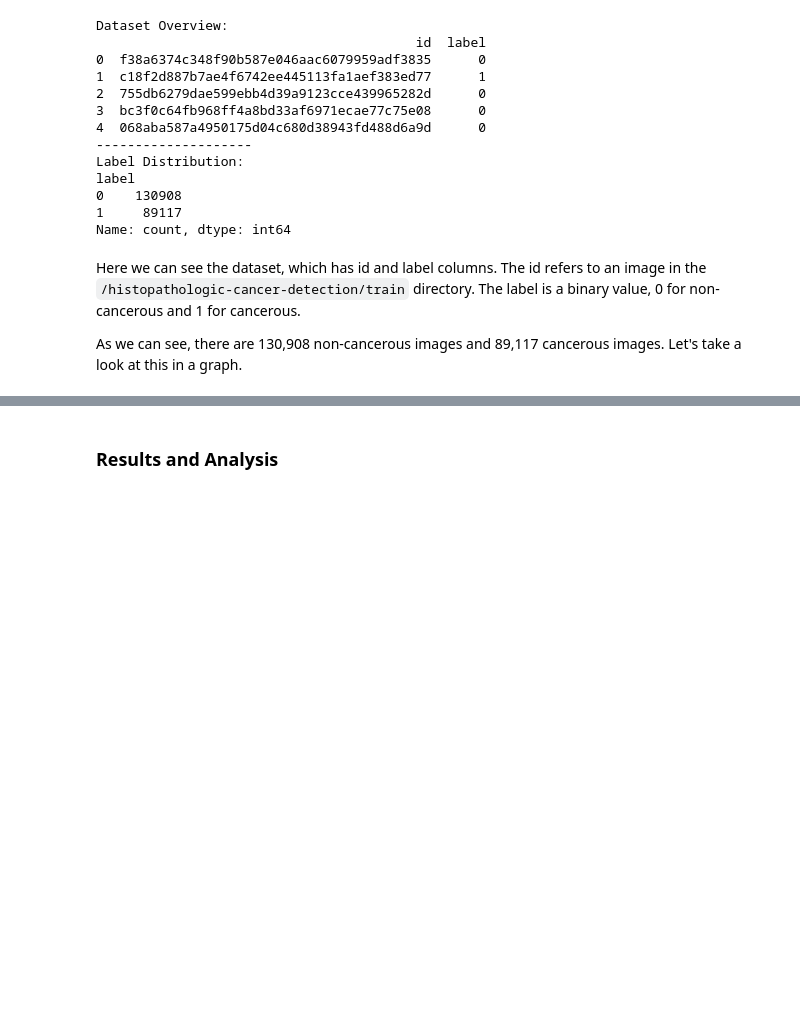
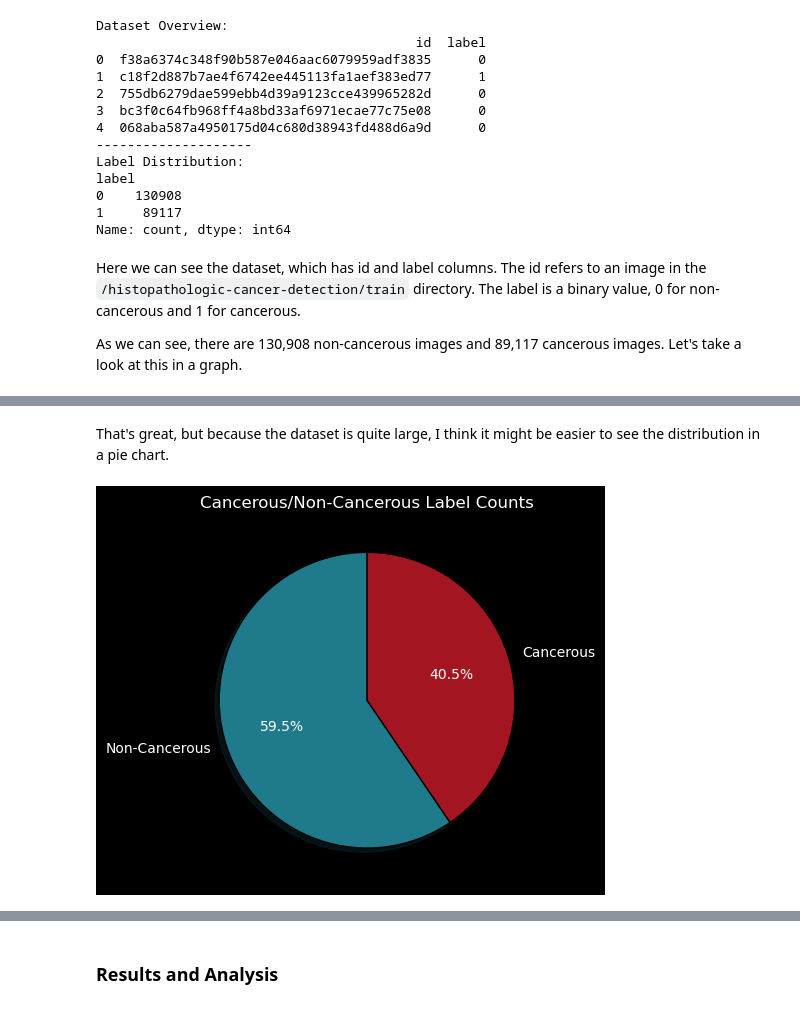
Before and after one commit to ajenkins198621/csca-5642-module3-histopathologic-cancer-detection, a Jupyter notebook: week-3-assignment-cancer-detection.ipynb, the cells around one changed output, grey strips where cells are left out. Cells and saved outputs as stored; diff of their text form; code cells hidden in the pictures; blank space fills up the shorter version.

```diff
--- a/week-3-assignment-cancer-detection.ipynb
+++ b/week-3-assignment-cancer-detection.ipynb
@@ -66,0 +88,12 @@ plt.show()
+# %% [markdown]
+That's great, but because the dataset is quite large, I think it might be easier to see the distribution in a pie chart.
+# %%
+counts = labels['label'].value_counts()
+
+
+plt.pie(counts,labels=["Non-Cancerous", "Cancerous"], colors=[non_cancer_color, cancer_color], shadow=True, startangle=90, autopct='%1.1f%%', wedgeprops={'edgecolor': 'black'})
+
+plt.title("Cancerous/Non-Cancerous Label Counts")
+plt.show()
+# %% [output]
+[figure, added]
```
Also changed, not shown: parts of 37 cells of this notebook, 3 other files.
